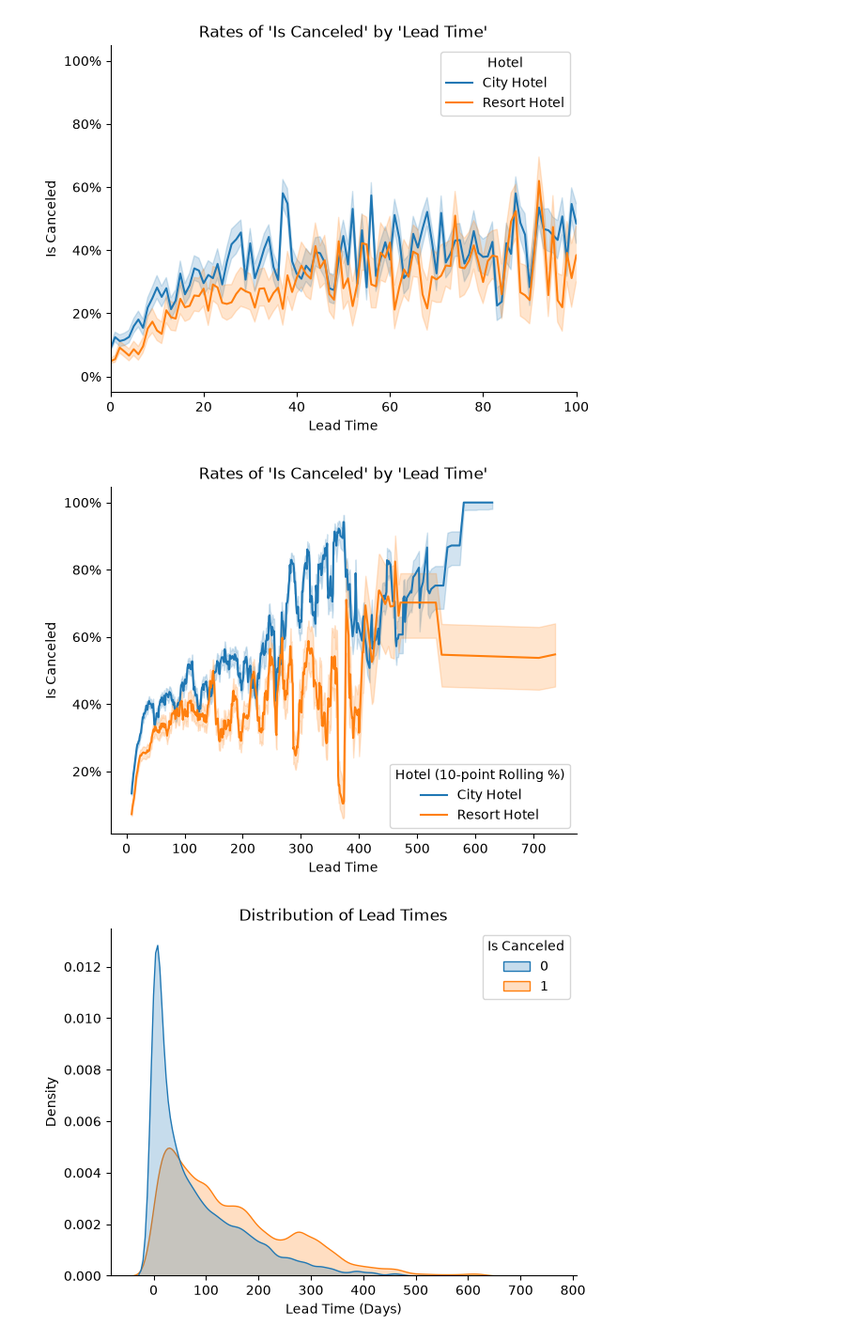
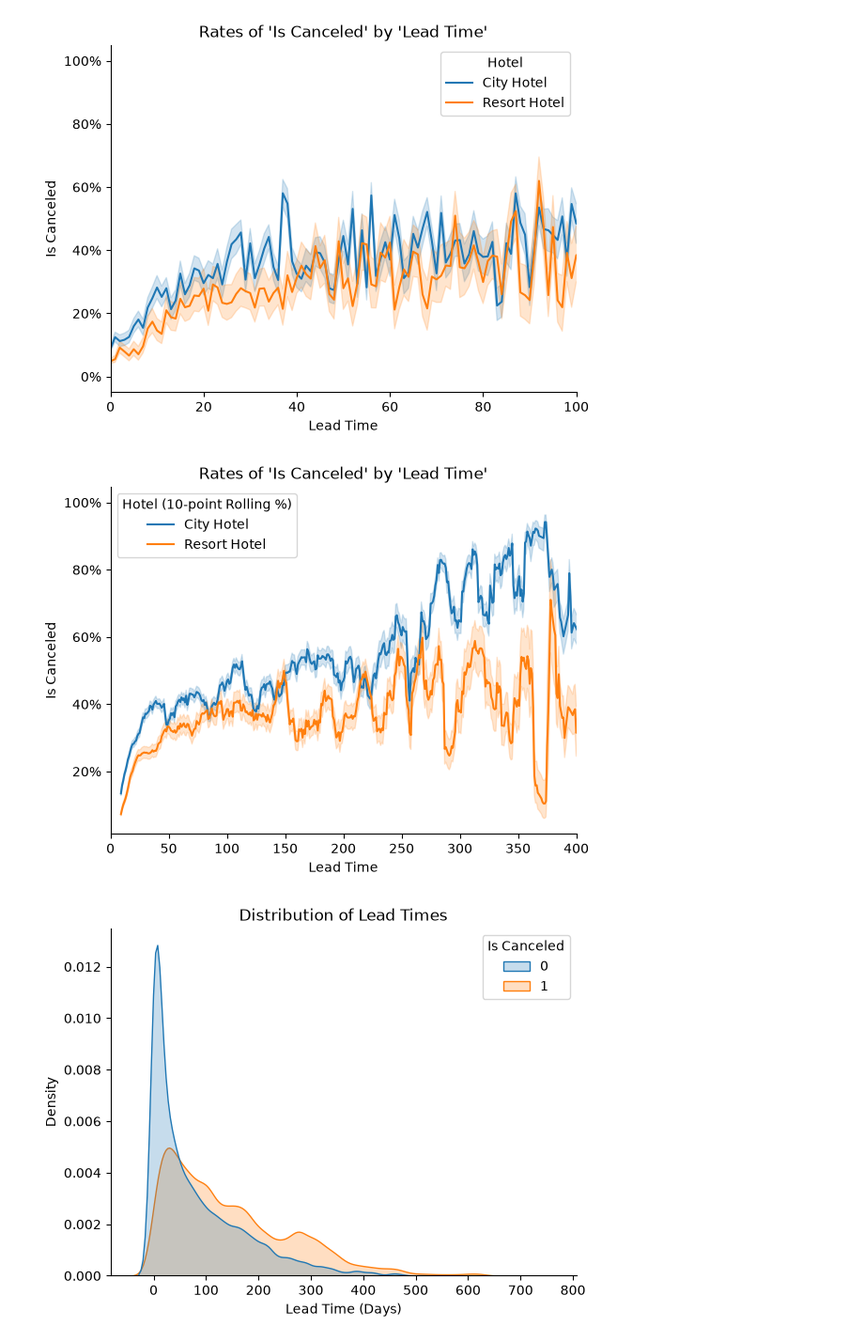
Before and after one commit to mcuzzii/hotel-booking-cancellations, a Jupyter notebook: notebooks/hotel.ipynb, the cells around one changed output. Shown at 94% size. Drawn from its saved outputs; the diff is of its cells as text; code cells hidden in the pictures.

```diff
--- a/notebooks/hotel.ipynb
+++ b/notebooks/hotel.ipynb
@@ -63,9 +58,9 @@ grouped_lineplot(df, 'lead_time', 'is_canceled', 'hotel', xlim=(0, 100))
 # %% [output]
 [figure]
 # %%
-grouped_lineplot(df, 'lead_time', 'is_canceled', 'hotel', rolling_period=10)
+grouped_lineplot(df, 'lead_time', 'is_canceled', 'hotel', rolling_period=10, xlim=(0, 400))
 # %% [output]
-[figure, old version]
+[figure, new version]
 # %%
 ax = sns.kdeplot(
     df,
```
Also changed, not shown: parts of 35 cells of this notebook, 1 other file.
